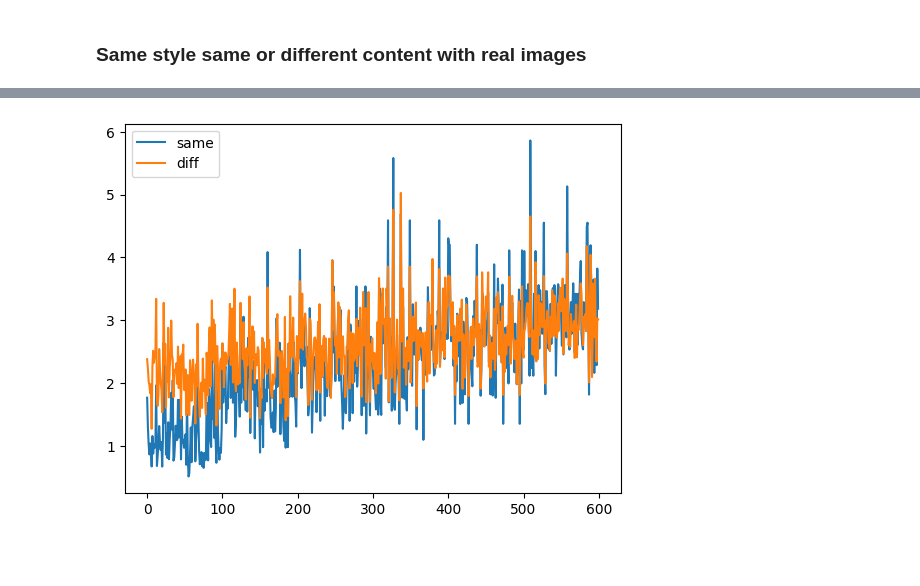
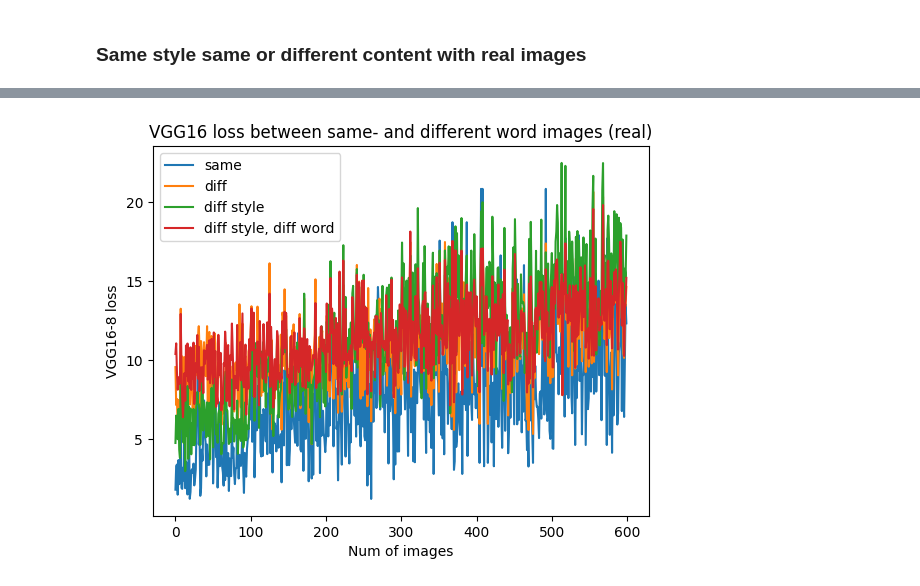
Before and after one commit to Lisa-dk/self-supervised-htr, a Jupyter notebook: small_experiments/style_exp.ipynb, the cells around one changed output, grey strips where cells are left out. Cells and saved outputs as stored; diff of their text form; code cells hidden in the pictures; blank space fills up the shorter version.

Commit message:
plots experiments and some code updates

```diff
--- a/small_experiments/style_exp.ipynb
+++ b/small_experiments/style_exp.ipynb
@@ -91,7 +91,7 @@ number of words in valid: 6112
 data_train = RIMES_data(data_train, input_size=input_size, tokenizer=tokenizer, num_images=num_style_imgs, wids=wid_train)
 # train_loader = torch.utils.data.DataLoader(data_train, batch_size=batch_size, shuffle=True, pin_memory=True, num_workers=4)
 # %%
-loss_class = Loss("vgg", tokenizer, device, 9)
+loss_class = Loss("vgg", tokenizer, device, 19)
 # %% [output]
 Sequential(
   (0): Conv2d(3, 64, kernel_size=(3, 3), stride=(1, 1), padding=(1, 1))
@@ -189,20 +233,22 @@ ValueError: too many values to unpack (expected 3)
 # %%
 losses_same_real = []
 losses_diff_real = []
+losses_diff_s_real = []
+losses_diff_s_diff_real = []
 os.environ['CUDA_LAUNCH_BLOCKING'] = '1'
-np.random.seed(41)
+np.random.seed(42)
 
 for num_char in range(2, 8):
     print(num_char)
 
     for j in range(100):
-        img_idx = np.random.randint(len(data_train.img_paths))
-        img, gen_input, gt_label, wid = data_train.__getitem__(img_idx)
+        # img_idx = np.random.randint(len(data_train.img_paths))
+        # img, gen_input, gt_label, wid = data_train.__getitem__(img_idx)
 
-        same_style = data_train.wids[wid]
+        # same_style = data_train.wids[wid]
 
-        same_word_paths = [item[0] for item in same_style if (item[1] == tokenizer.decode(gt_label)) and (item[0] != data_train.img_paths[img_idx][0])]
-        diff_word_paths = [item[0] for item in same_style if (item[1] != tokenizer.decode(gt_label)) and (len(item[1]) != len(tokenizer.decode(gt_label)))]
+        # same_word_paths = [item[0] for item in same_style if (item[1] == tokenizer.decode(gt_label)) and (item[0] != data_train.img_paths[img_idx][0])]
+        # diff_word_paths = [item[0] for item in same_style if (item[1] != tokenizer.decode(gt_label)) and (len(item[1]) != len(tokenizer.decode(gt_label)))]
 
         tries = 0
         while True:
@@ -222,16 +268,33 @@ for num_char in range(2, 8):
 
             if tries >= 5000:
                 break
+
         print(tokenizer.decode(gt_label), len(same_word_paths))
 
+        while True:
+            img_idx = np.random.randint(len(data_train.img_paths))
+            _, gen_input, gt_label_, wid_diff_s = data_train.__getitem__(img_idx)
 
+            if wid_diff_s != wid:
+                if len(tokenizer.decode(gt_label_)) == num_char:
+
+                    wid_style = data_train.wids[wid_diff_s]
+                    same_word_paths_s = [item[0] for item in wid_style if (item[1] == tokenizer.decode(gt_label_)) and (item[0] != data_train.img_paths[img_idx][0])]
+                    diff_word_paths_s = [item[0] for item in wid_style if (item[1] != text_label) and (len(item[1]) != len(text_label))]
+
+                    if len(same_word_paths_s) >= 1:
+                        break
+
+
+        print(tokenizer.decode(gt_label_), len(same_word_paths_s))
+
+        img = img.cuda()
         loss_same = 0
         if len(same_word_paths) >= 1:
             for path in same_word_paths:
                 img_same = 255 - cv2.imread(path, cv2.IMREAD_GRAYSCALE)
+                img_same = data_train.transforms(img_same).cuda()
 
-                img_same = data_train.transforms(img_same).cuda()
-                img = img.cuda()
                 loss_same += loss_class.loss_func(img_same, img).detach().cpu()
             losses_same_real.append(loss_same/len(same_word_paths))
 
@@ -239,14 +302,32 @@ for num_char in range(2, 8):
         if len(diff_word_paths) >= 1:
             for path in diff_word_paths:
                 img_diff = 255 - cv2.imread(path, cv2.IMREAD_GRAYSCALE)
-
                 img_diff = data_train.transforms(img_diff).cuda()
-                img = img.cuda()
                 loss_diff += loss_class.loss_func(img_diff, img).detach().cpu()
             losses_diff_real.append(loss_diff/len(diff_word_paths))
 
+        loss_same_diff_s = 0
+        if len(same_word_paths_s) >= 1:
+            for path in same_word_paths_s:
+                img_sames = 255 - cv2.imread(path, cv2.IMREAD_GRAYSCALE)
+                img_sames = data_train.transforms(img_sames).cuda()
+                loss_same_diff_s += loss_class.loss_func(img_sames, img).detach().cpu()
+
+            losses_diff_s_real.append(loss_same_diff_s/len(same_word_paths_s))
+
+        loss_diff_s = 0
+        if len(diff_word_paths_s) >= 1:
+            for path in diff_word_paths_s:
+                img_diff_s = 255 - cv2.imread(path, cv2.IMREAD_GRAYSCALE)
+                img_diff_s = data_train.transforms(img_diff_s).cuda()
+                loss_diff_s += loss_class.loss_func(img_diff_s, img).detach().cpu()
+            losses_diff_s_diff_real.append(loss_diff_s/len(diff_word_paths_s))
+            # print(losses_diff_s_real)
+
 plt.plot(losses_same_real, label="same")
 plt.plot(losses_diff_real, label='diff')
+plt.plot(losses_diff_s_real, label="diff style")
+plt.plot(losses_diff_s_diff_real, label="diff style, diff word")
 plt.legend()
 plt.xlabel("Num of images")
 plt.ylabel("VGG16-8 loss")
@@ -274 +355 @@ Britain 2
-[figure, old version]
+[figure, new version]
```
Also changed, not shown: parts of 11 cells of this notebook, 12 other files.
